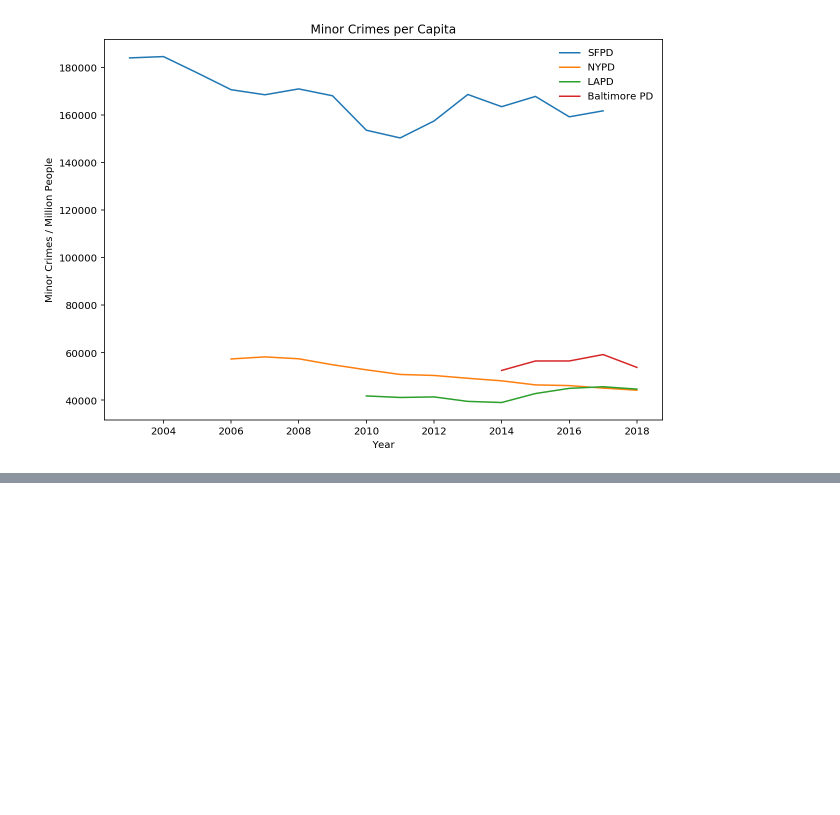
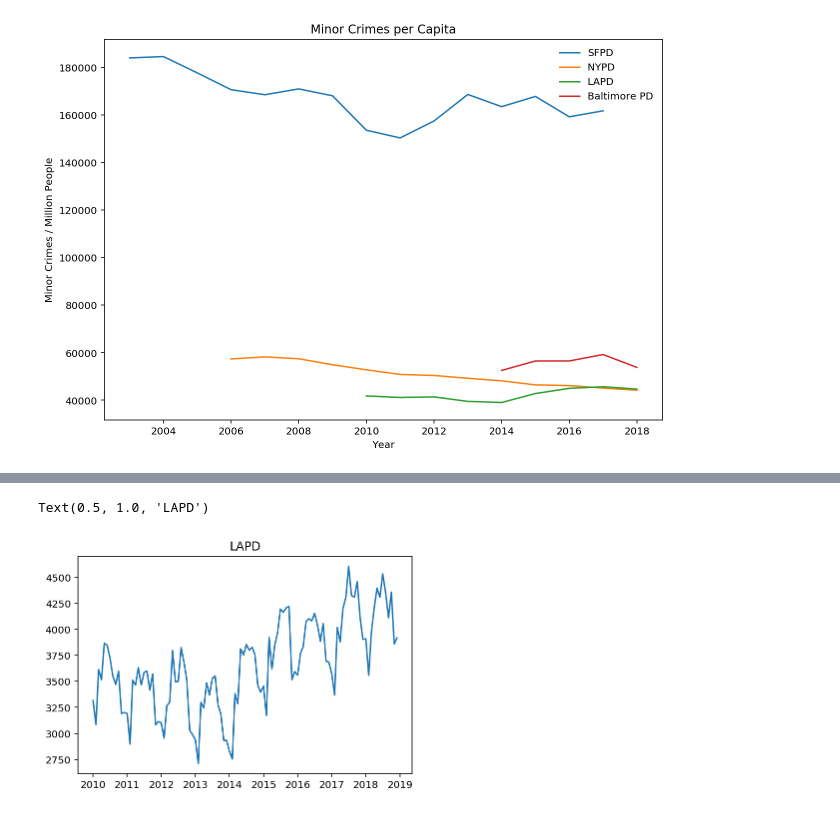
Before and after one commit to cho244/PoliceReports, a Jupyter notebook: Clearning.ipynb, the cells around one changed output, grey strips where cells are left out. Cells and saved outputs as stored; diff of their text form; code cells hidden in the pictures; blank space fills up the shorter version.

Commit message:
start monthly

```diff
--- a/Clearning.ipynb
+++ b/Clearning.ipynb
@@ -292,0 +279,14 @@ Text(0.5, 1.0, 'Minor Crimes per Capita')
+# %%
+# monthly crime per capita
+la_severe_month = severe_lapd.groupby(["year","month"]).size()
+la_severe_month = la_severe_month.reset_index()
+la_severe_month.month = la_severe_month.month.astype(int)
+la_severe_month.year = la_severe_month.year.astype(int)
+la_severe_month.day = 1
+la_severe_month["day"] = 1
+la_severe_month["date"] = pd.to_datetime(la_severe_month[["year","month","day"]])
+plt.plot( la_severe_month.date, la_severe_month[0] )
+plt.title('LAPD')
+# %% [output]
+Text(0.5, 1.0, 'LAPD')
+[figure, added]
```
Also changed, not shown: parts of 16 cells of this notebook.
